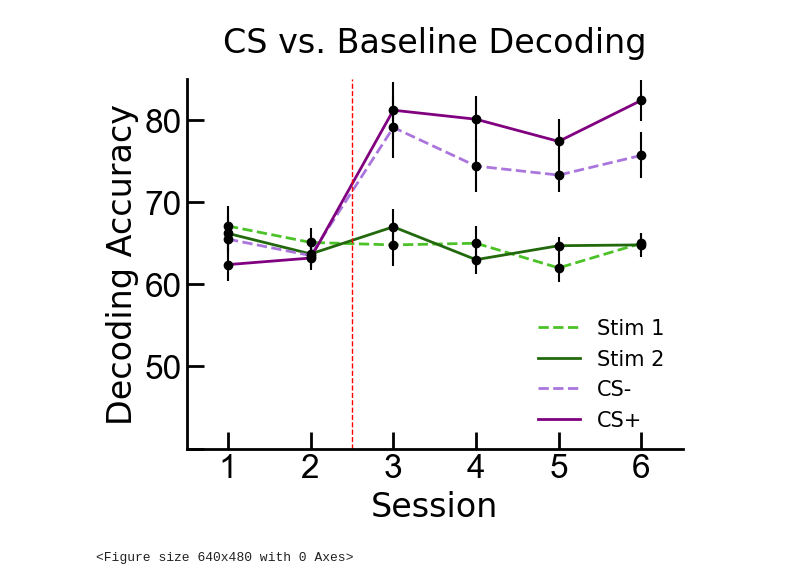
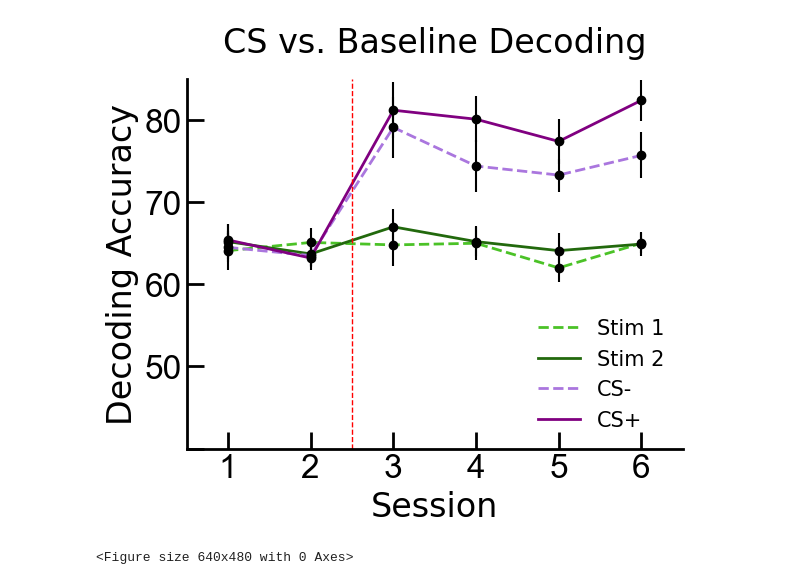
Before and after one commit to Pegahka/SocialFearConditioningProject, a Jupyter notebook: Decoding/DecodingLinePlots/CS+_CS-_vsBaseLine_Decoding.ipynb, the cells around one changed output. Drawn from its saved outputs; the diff is of its cells as text; code cells hidden in the pictures.

```diff
--- a/Decoding/DecodingLinePlots/CS+_CS-_vsBaseLine_Decoding.ipynb
+++ b/Decoding/DecodingLinePlots/CS+_CS-_vsBaseLine_Decoding.ipynb
@@ -4,22 +4,22 @@ import numpy as np
 
 # Data for the first line plot
 x1 = [1, 2, 3, 4, 5, 6]
-y1 = [67.1, 65.1, 64.8, 65, 62, 65]
+y1 = [64.1, 65.1, 64.8, 65, 62, 65]
 y1_error = [2.4, 1.8, 2.6, 2.1, 1.7, 1.2]
 
 # Data for the second line plot
 x2 = [1, 2, 3, 4, 5, 6]
-y2 = [66.2, 63.7, 67, 63, 64.7, 64.8]
-y2_error = [2.1, 1.5, 2.2, 1.8, 1.1, 1.5]
+y2 = [65.2, 63.7, 67, 65.2, 64.1, 64.9]
+y2_error = [2.1, 1.5, 2.2, 1.8, 2.1, 1.5]
 
 # Data for the third line plot
 x3 = [1, 2, 3, 4, 5, 6]
-y3 = [65.5, 63.5, 79.1, 74.4, 73.3, 75.7]
+y3 = [64.5, 63.5, 79.1, 74.4, 73.3, 75.7]
 y3_error = [1.8, 1.4, 3.7, 3.2, 2, 2.8]
 
 # Data for the fourth line plot
 x4 = [1, 2, 3, 4, 5, 6]
-y4 = [62.4, 63.2, 81.2, 80.1, 77.4, 82.4]
+y4 = [65.4, 63.2, 81.2, 80.1, 77.4, 82.4]
 y4_error = [2, 1.4, 3.4, 2.8, 2.7, 2.5]
 
 # Plotting the four line plots
@@ -47,32 +47,32 @@ ax.spines['top'].set_visible(False)
 plt.axvline(x=2.5,linewidth=1, color='red',ls='--')
 
 
 # Adding legend
 ax.legend(loc='best')
 ax.legend(loc='lower right',fontsize=15,frameon=False)
 
 #axis limits and ticks
 ax.set_ylim(bottom=50,top=85);
 ax.set_yticks([40,50,60,70,80], fontname='Arial')
 ax.set_yticklabels(['','50','60','70','80'],fontname='Arial')
 
 ax.set_xlim([0.5,6.5])
 ax.set_xticks([1,2,3,4,5,6], fontname='Arial')
 ax.set_xticklabels(['1','2','3','4','5','6'],fontname='Arial')
 
 #axis features
 ax.spines['left'].set_linewidth(2)
 ax.spines['bottom'].set_linewidth(2)
 ax.tick_params(axis='both', which='major', direction='in',length=12, labelsize=24, width=2)
 
 # Displaying the plot
 plt.show()
 
 # Save figures
 plt.tight_layout()
 fig.tight_layout()
 fig.savefig("CS_Baseline_Decoding.jpg",dpi=500)
 plt.savefig('CS_Baseline_Decoding.eps', format='eps')
 # %% [output]
-[figure, old version]
+[figure, new version]
 <Figure size 640x480 with 0 Axes>
```
